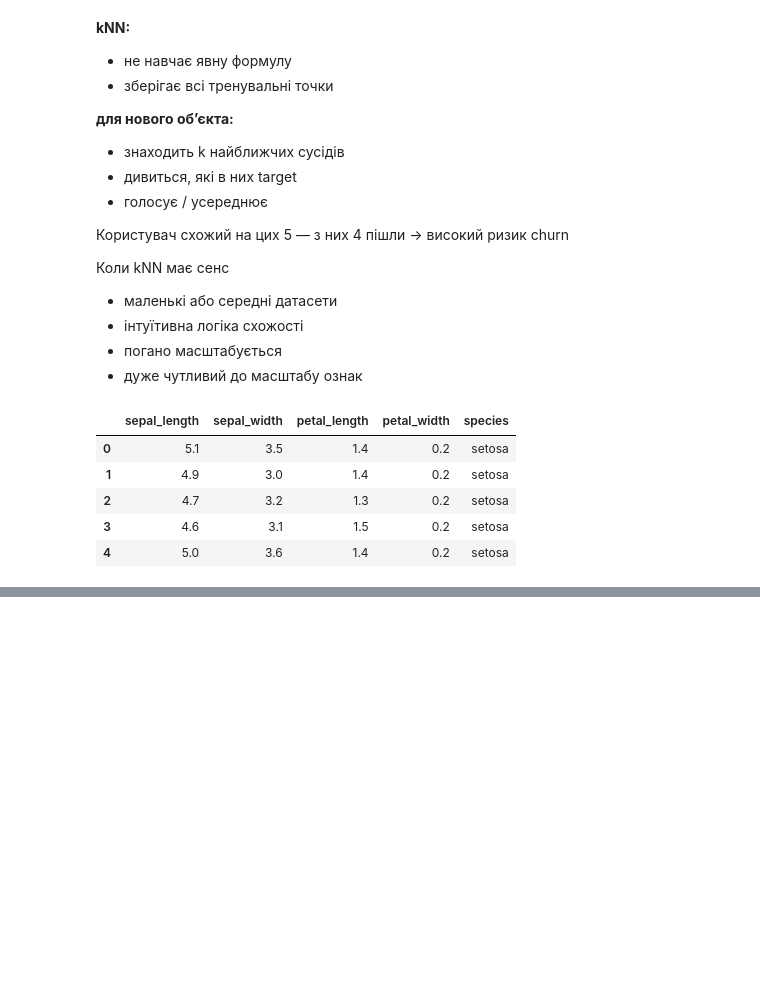
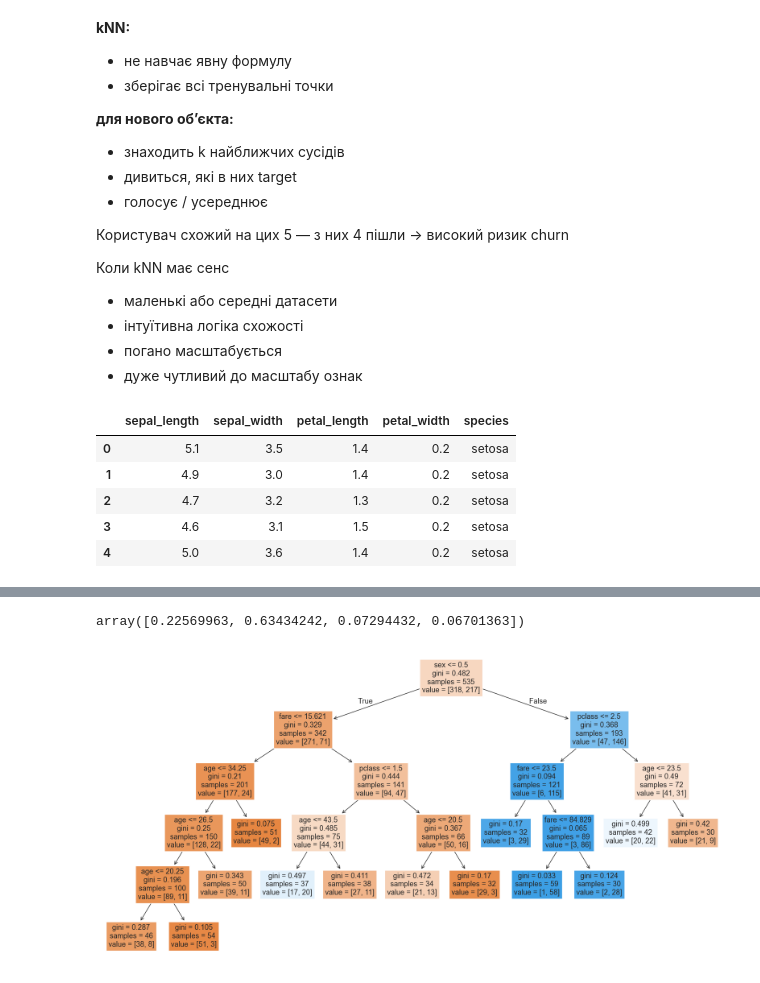
Before and after one commit to SvitlanaShustur/new_practice, a Jupyter notebook: ml_intro_2026-01-05.ipynb, the cells around one changed output, grey strips where cells are left out. Drawn from its saved outputs; the diff is of its cells as text; code cells hidden in the pictures; blank space fills up the shorter version.

```diff
--- a/ml_intro_2026-01-05.ipynb
+++ b/ml_intro_2026-01-05.ipynb
@@ -339,3 +468,15 @@ y_pred_proba = tree.predict_proba(X_test)[:, 1]
+# %%
+tree.feature_importances_
+# %% [output]
+array([0.22569963, 0.63434242, 0.07294432, 0.06701363])
+# %%
+plt.figure(figsize=(20,10))
+plot_tree(
+    tree, feature_names=tree.feature_names_in_, class_names=tree.class_weight, filled=True
+)
+plt.show()
+# %% [output]
+[figure, added]
 # %%
 ##### Регресія
 
```
Also changed, not shown: parts of 21 cells of this notebook, 2 other files.
